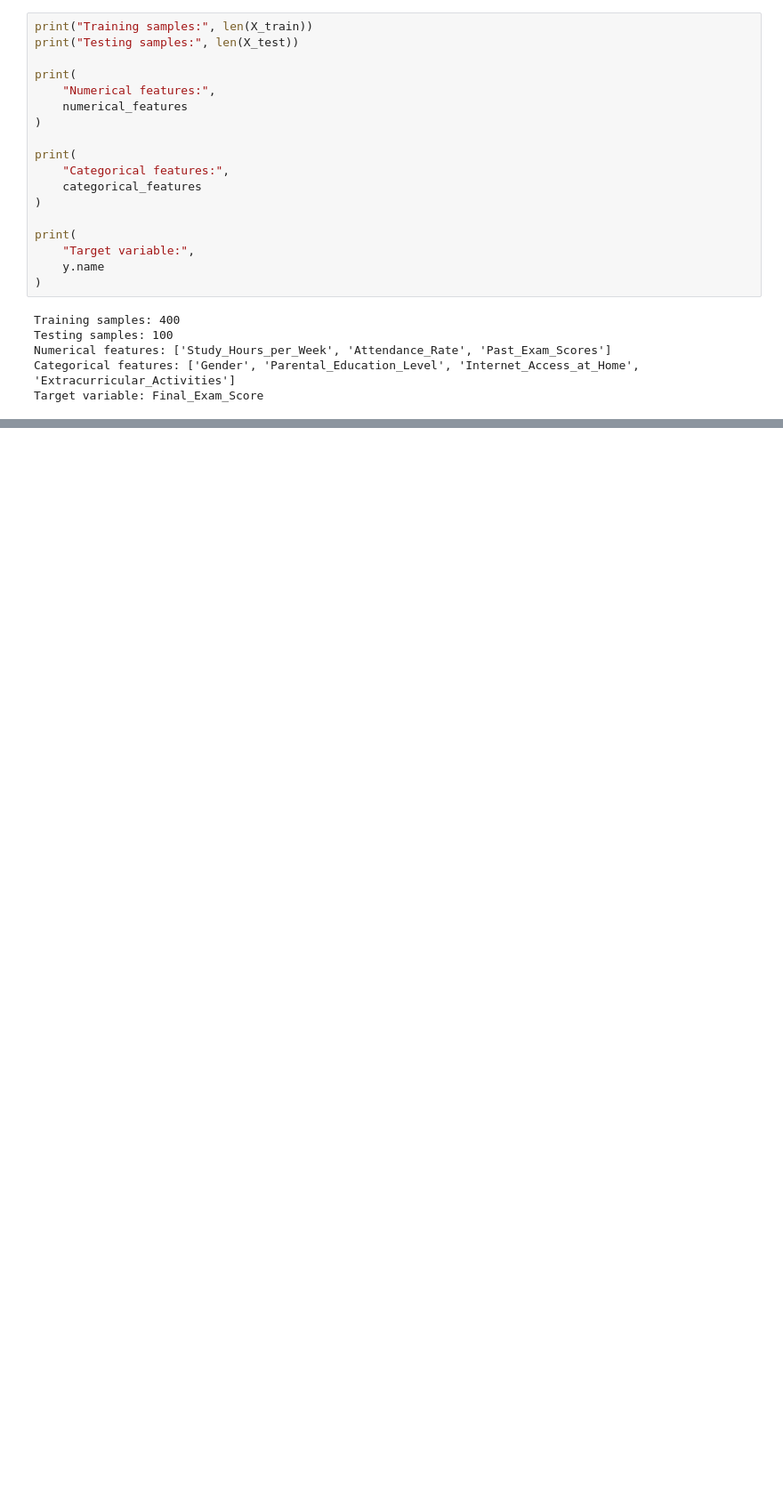
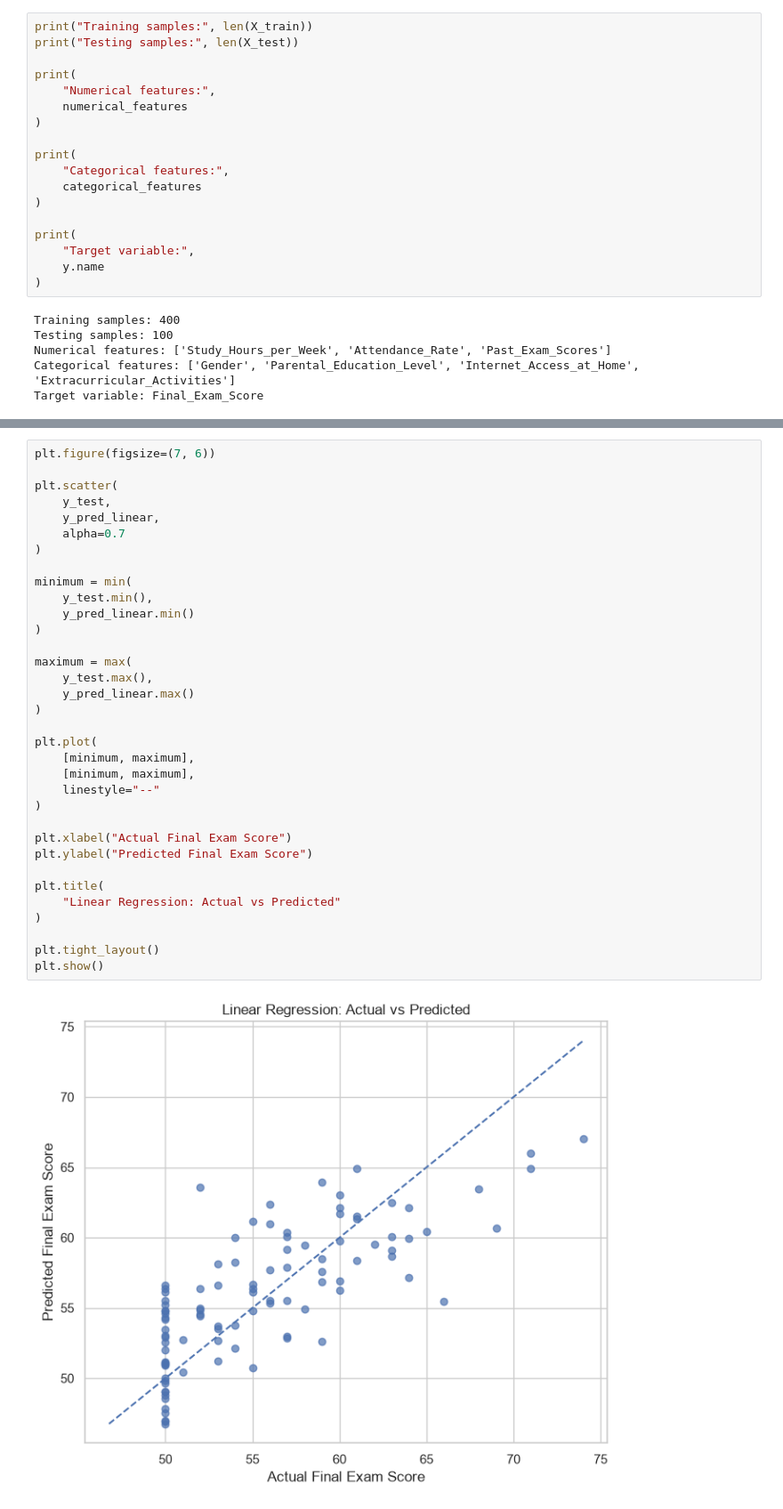
Before and after one commit to ryeshika07/student-performance-prediction, a Jupyter notebook: notebooks/student_performance_prediction.ipynb, the cells around one changed output, grey strips where cells are left out. Shown at 89% size. Saved outputs shown, nothing was run; the diff lists cells and outputs as text; blank space fills up the shorter version.

```diff
--- a/notebooks/student_performance_prediction.ipynb
+++ b/notebooks/student_performance_prediction.ipynb
@@ -1217,0 +1644,36 @@ Target variable: Final_Exam_Score
+# %%
+plt.figure(figsize=(7, 6))
+
+plt.scatter(
+    y_test,
+    y_pred_linear,
+    alpha=0.7
+)
+
+minimum = min(
+    y_test.min(),
+    y_pred_linear.min()
+)
+
+maximum = max(
+    y_test.max(),
+    y_pred_linear.max()
+)
+
+plt.plot(
+    [minimum, maximum],
+    [minimum, maximum],
+    linestyle="--"
+)
+
+plt.xlabel("Actual Final Exam Score")
+plt.ylabel("Predicted Final Exam Score")
+
+plt.title(
+    "Linear Regression: Actual vs Predicted"
+)
+
+plt.tight_layout()
+plt.show()
+# %% [output]
+[figure, added]
```
Also changed, not shown: parts of 33 cells of this notebook.
